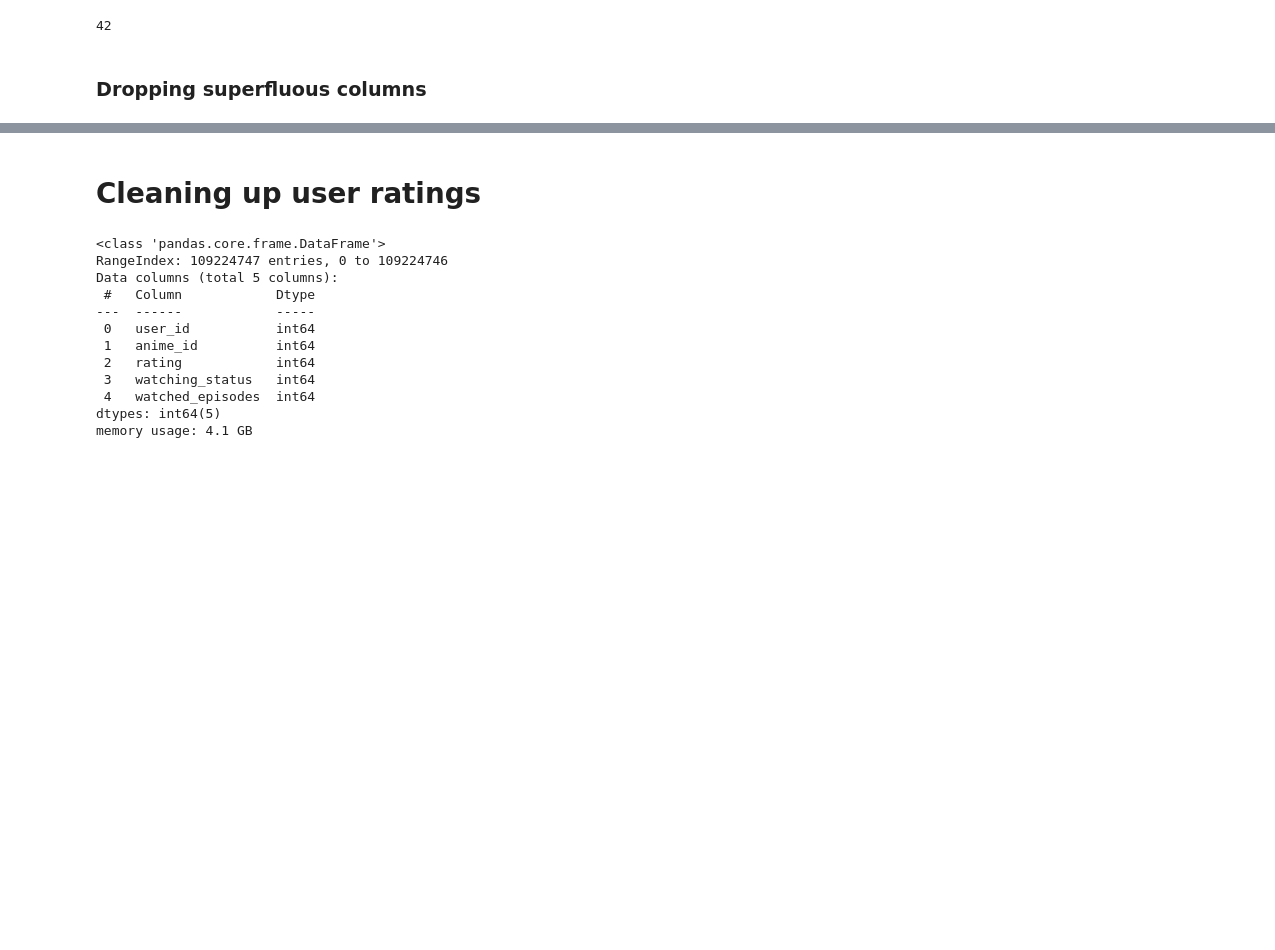
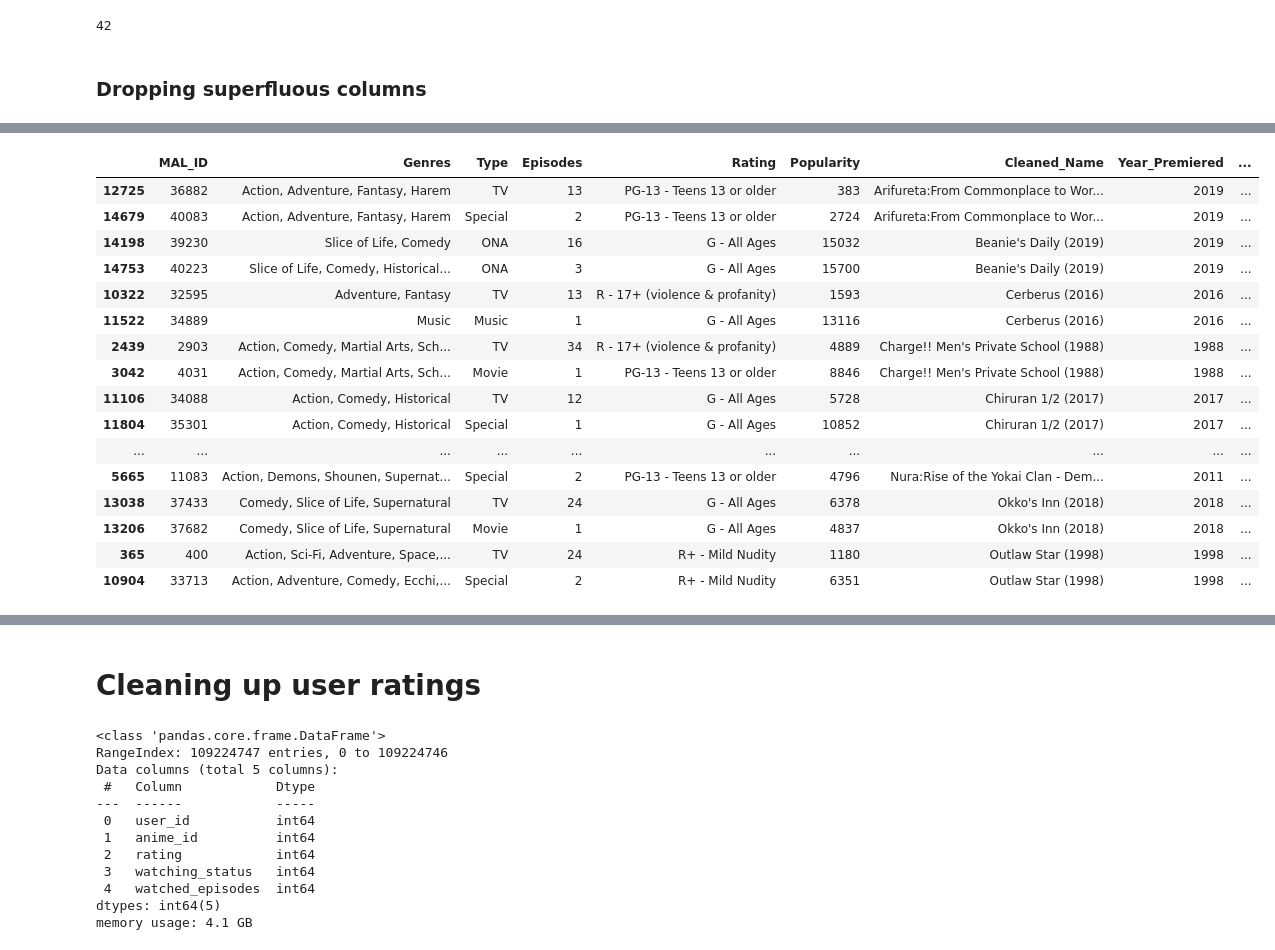
Before and after one commit to edgarg429/Anime_recommendation, a Jupyter notebook: Anime_Recommendation_Project.ipynb, the cells around one changed output, grey strips where cells are left out. Drawn from its saved outputs; the diff is of its cells as text; code cells hidden in the pictures; blank space fills up the shorter version.

Commit message:
removed duplicate names

```diff
--- a/Anime_Recommendation_Project.ipynb
+++ b/Anime_Recommendation_Project.ipynb
@@ -234,0 +253,24 @@ anime_df_no_syn.drop(columns_to_drop, axis=1, inplace=True )
+# %%
+anime_df_no_syn['Cleaned_Name'] = [anime_df_no_syn['Cleaned_Name'][x]+' ('+str(anime_df_no_syn['Year_Premiered'][x])+')'
+                                    if anime_df_no_syn['Cleaned_Name'].duplicated(keep=False)[x]==True
+                                    else anime_df_no_syn['Cleaned_Name'][x] for x in range(len(anime_df_no_syn['Cleaned_Name']))]
+# %%
+anime_df_no_syn[anime_df_no_syn.duplicated(subset='Cleaned_Name', keep=False)].sort_values(['Cleaned_Name', 'Year_Premiered']).head(50)
+# %% [output]
+|  | MAL_ID | Genres | Type | Episodes | Rating | Popularity | Cleaned_Name | Year_Premiered | ... |
+| 12725 | 36882 | Action, Adventure, Fantasy, Harem | TV | 13 | PG-13 - Teens 13 or older | 383 | Arifureta:From Commonplace to Wor... | 2019 | ... |
+| 14679 | 40083 | Action, Adventure, Fantasy, Harem | Special | 2 | PG-13 - Teens 13 or older | 2724 | Arifureta:From Commonplace to Wor... | 2019 | ... |
+| 14198 | 39230 | Slice of Life, Comedy | ONA | 16 | G - All Ages | 15032 | Beanie's Daily (2019) | 2019 | ... |
+| 14753 | 40223 | Slice of Life, Comedy, Historical... | ONA | 3 | G - All Ages | 15700 | Beanie's Daily (2019) | 2019 | ... |
+| 10322 | 32595 | Adventure, Fantasy | TV | 13 | R - 17+ (violence & profanity) | 1593 | Cerberus (2016) | 2016 | ... |
+| 11522 | 34889 | Music | Music | 1 | G - All Ages | 13116 | Cerberus (2016) | 2016 | ... |
+| 2439 | 2903 | Action, Comedy, Martial Arts, Sch... | TV | 34 | R - 17+ (violence & profanity) | 4889 | Charge!! Men's Private School (1988) | 1988 | ... |
+| 3042 | 4031 | Action, Comedy, Martial Arts, Sch... | Movie | 1 | PG-13 - Teens 13 or older | 8846 | Charge!! Men's Private School (1988) | 1988 | ... |
+| 11106 | 34088 | Action, Comedy, Historical | TV | 12 | G - All Ages | 5728 | Chiruran 1/2 (2017) | 2017 | ... |
+| 11804 | 35301 | Action, Comedy, Historical | Special | 1 | G - All Ages | 10852 | Chiruran 1/2 (2017) | 2017 | ... |
+| ... | ... | ... | ... | ... | ... | ... | ... | ... | ... |
+| 5665 | 11083 | Action, Demons, Shounen, Supernat... | Special | 2 | PG-13 - Teens 13 or older | 4796 | Nura:Rise of the Yokai Clan - Dem... | 2011 | ... |
+| 13038 | 37433 | Comedy, Slice of Life, Supernatural | TV | 24 | G - All Ages | 6378 | Okko's Inn (2018) | 2018 | ... |
+| 13206 | 37682 | Comedy, Slice of Life, Supernatural | Movie | 1 | G - All Ages | 4837 | Okko's Inn (2018) | 2018 | ... |
+| 365 | 400 | Action, Sci-Fi, Adventure, Space,... | TV | 24 | R+ - Mild Nudity | 1180 | Outlaw Star (1998) | 1998 | ... |
+| 10904 | 33713 | Action, Adventure, Comedy, Ecchi,... | Special | 2 | R+ - Mild Nudity | 6351 | Outlaw Star (1998) | 1998 | ... |
```
Also changed, not shown: parts of 7 cells of this notebook.
